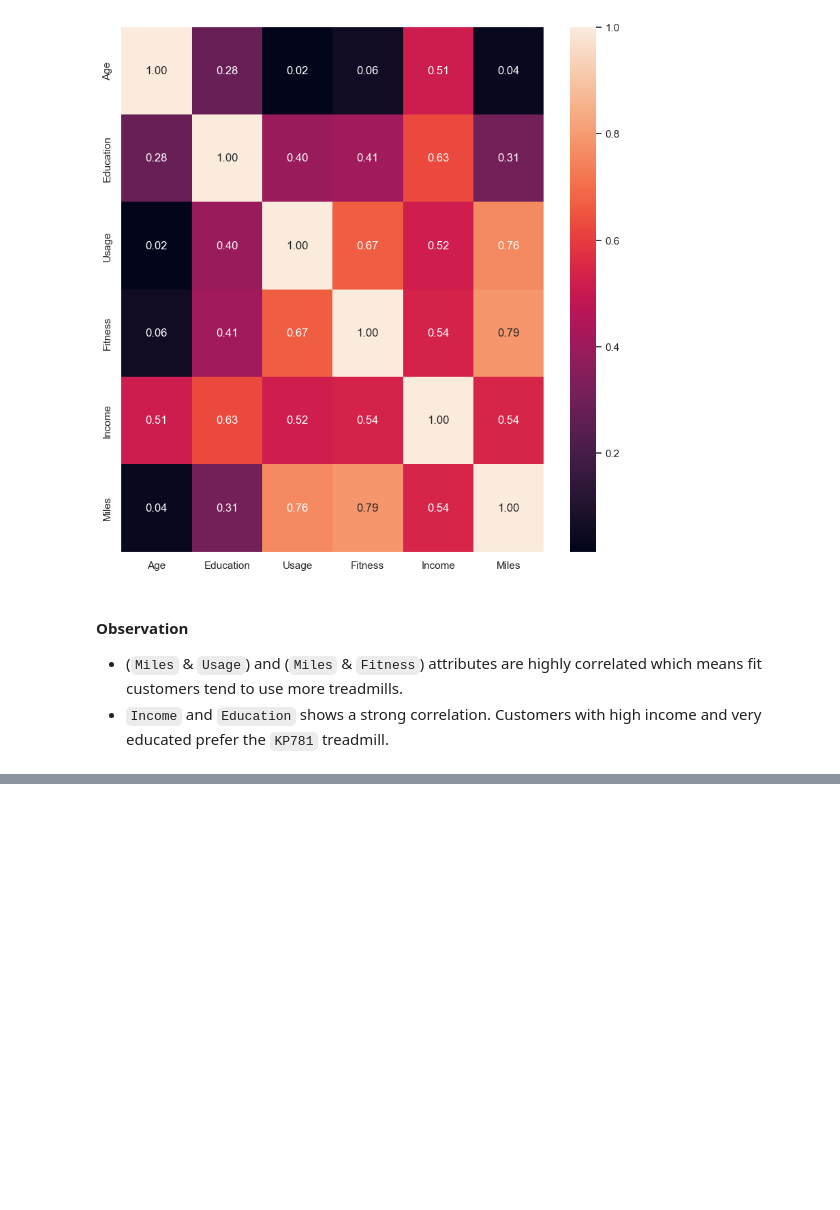
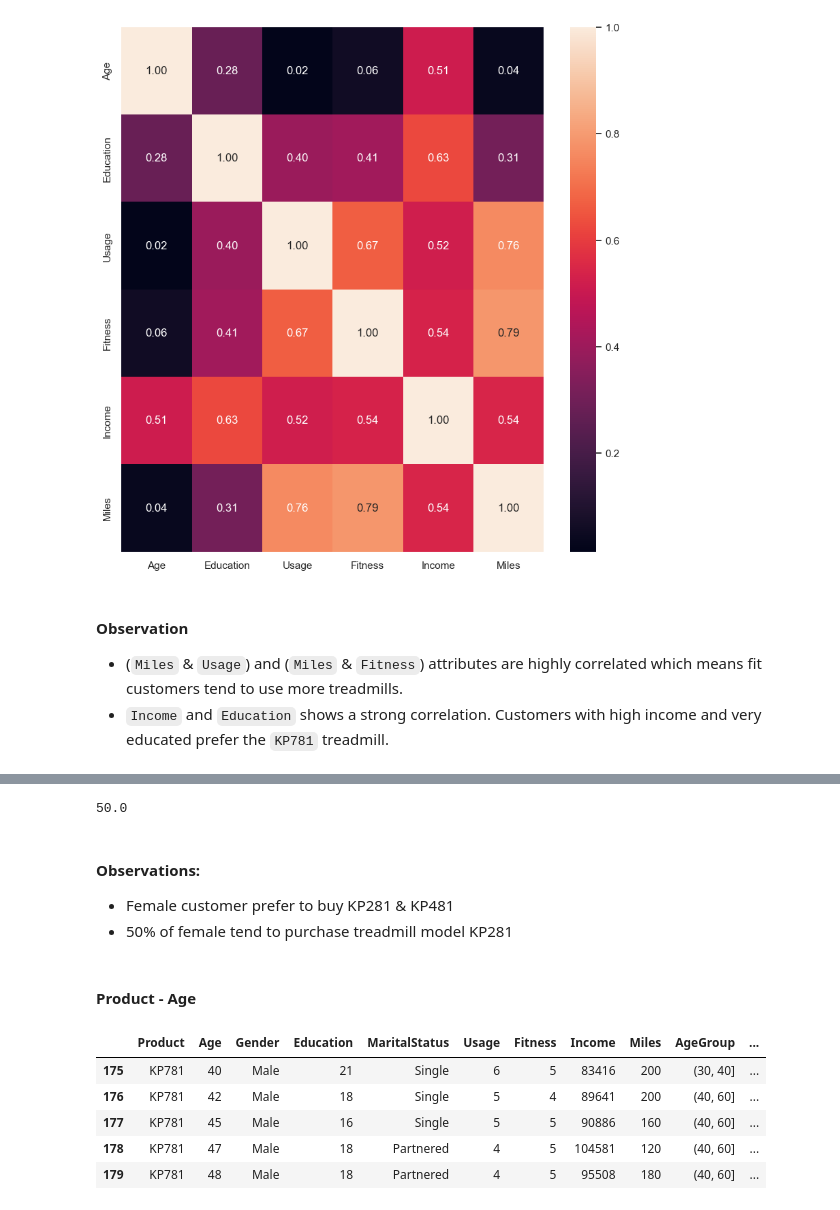
Before and after one commit to najmisyazani/Treadmill-Purchase-Analysis, a Jupyter notebook: Treadmill Purchase Analysis.ipynb, the cells around one changed output, grey strips where cells are left out. Drawn from its saved outputs; the diff is of its cells as text; code cells hidden in the pictures; blank space fills up the shorter version.

```diff
--- a/Treadmill Purchase Analysis.ipynb
+++ b/Treadmill Purchase Analysis.ipynb
@@ -384,0 +517,33 @@ plt.show()
+# %%
+# Percentage of a customer being a Female given that Product is KP281
+prob = round((product_gender['Female']['KP281'] / product_gender['All']['KP281']),2)
+pct = round(prob*100,2)
+pct
+# %% [output]
+50.0
+# %% [markdown]
+#### Observations:
+- Female customer prefer to buy KP281 & KP481
+- 50% of female tend to purchase treadmill model KP281
+# %% [markdown]
+#### Product - Age
+# %%
+df2 = df.copy()
+# %%
+# Extracting 2 new features from Age:
+# "AgeCategory" - Teens, 20s, 30s, and Above 40s
+# "AgeGroup" - 14-20, 20-30, 30-40 & 40-60
+
+bins = [14,20,30,40,60]
+labels = ["Teens", "20s", "30s", "Above 40s"]
+df2['AgeGroup'] = pd.cut(df2['Age'], bins)
+df2['AgeCategory'] = pd.cut(df2['Age'], bins, labels=labels)
+# %%
+df2.tail()
+# %% [output]
+|  | Product | Age | Gender | Education | MaritalStatus | Usage | Fitness | Income | Miles | AgeGroup | ... |
+| 175 | KP781 | 40 | Male | 21 | Single | 6 | 5 | 83416 | 200 | (30, 40] | ... |
+| 176 | KP781 | 42 | Male | 18 | Single | 5 | 4 | 89641 | 200 | (40, 60] | ... |
+| 177 | KP781 | 45 | Male | 16 | Single | 5 | 5 | 90886 | 160 | (40, 60] | ... |
+| 178 | KP781 | 47 | Male | 18 | Partnered | 4 | 5 | 104581 | 120 | (40, 60] | ... |
+| 179 | KP781 | 48 | Male | 18 | Partnered | 4 | 5 | 95508 | 180 | (40, 60] | ... |
```
Also changed, not shown: parts of 37 cells of this notebook, 1 other file.
